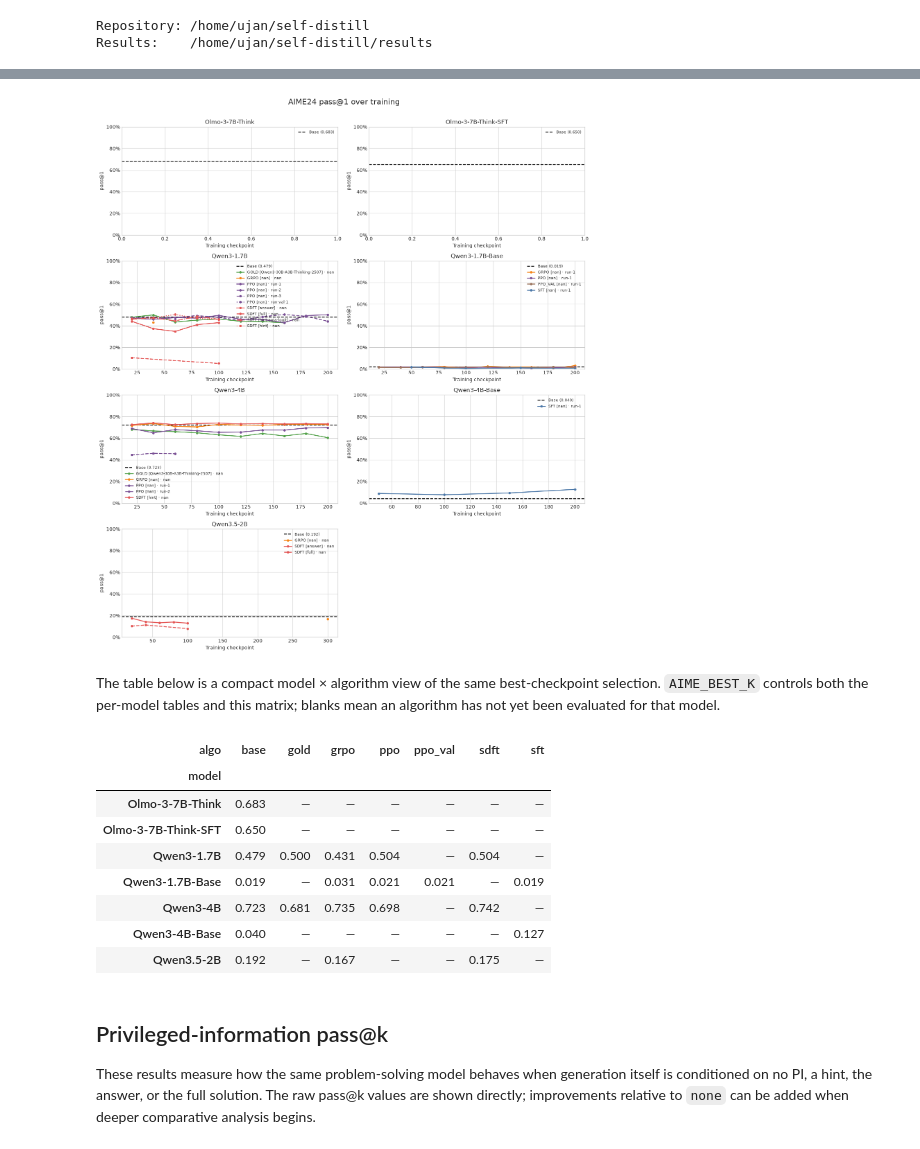
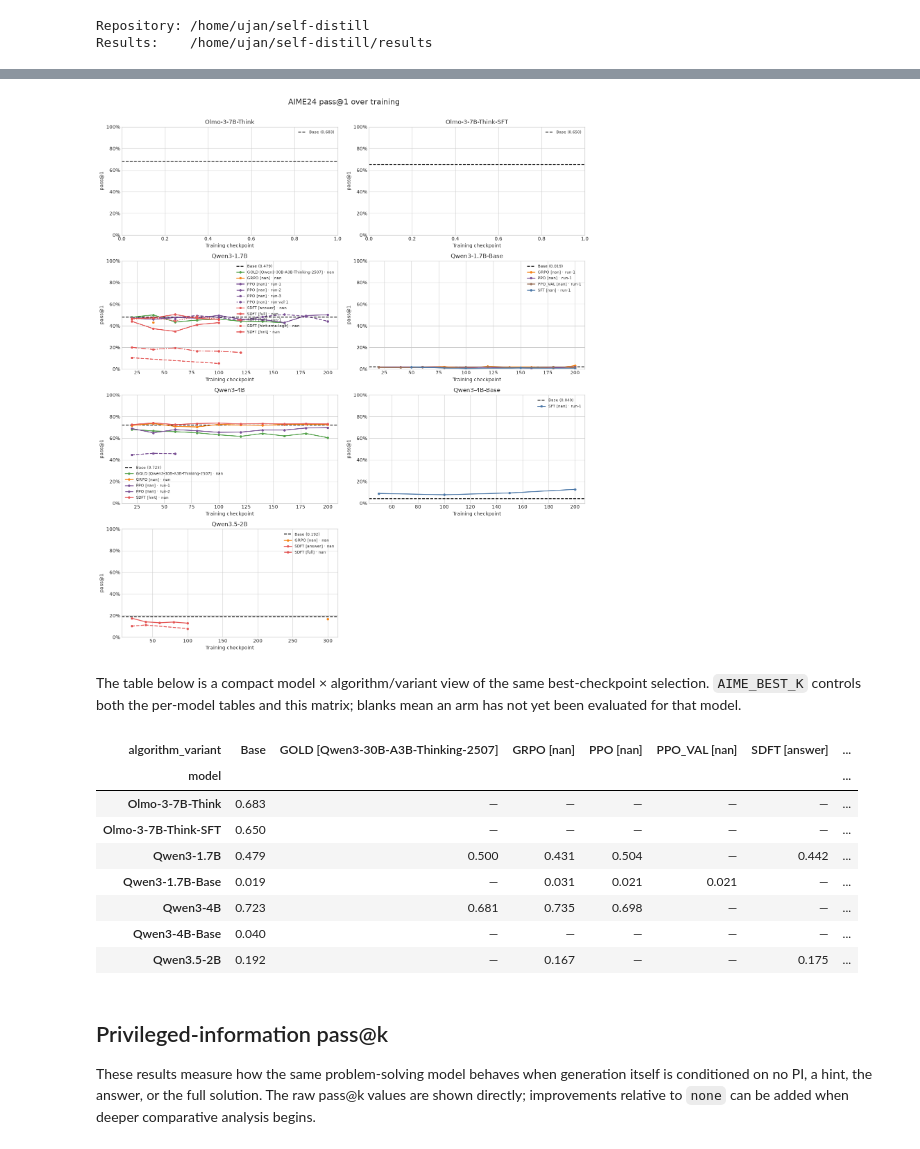
Before and after one commit to tatami-galaxy/self-distill, a Jupyter notebook: results/viz/results_overview.ipynb, the cells around one changed output, grey strips where cells are left out. Drawn from its saved outputs; the diff is of its cells as text; code cells hidden in the pictures.

Commit message:
train self teacher, continue value function extensions. code review : self-teacher training stage 2. viz results, hint writeup

```diff
--- a/results/viz/results_overview.ipynb
+++ b/results/viz/results_overview.ipynb
@@ -179,22 +179,31 @@ def method_label(row: pd.Series, include_run: bool = True) -> str:
 
 
 def best_aime_by_algo(frame: pd.DataFrame, metric: str) -> pd.DataFrame:
-    """Select one best checkpoint per model and algorithm across all runs and variants.
+    """Select the best checkpoint per model, dataset, algorithm, and variant.
 
-    If scores tie, prefer the earlier checkpoint, then variant and run name for a
-    deterministic result. The base evaluation is treated as the `base` algorithm.
+    Checkpoints compete across runs, but variants remain separate. If scores tie,
+    prefer the earlier checkpoint, then the run name for a deterministic result.
+    The base evaluation is treated as the `base` algorithm with no variant.
     """
     candidates = frame.dropna(subset=[metric]).copy()
     candidates["_checkpoint_sort"] = candidates["checkpoint"].fillna(-1)
-    candidates["_variant_sort"] = candidates["variant"].fillna("")
+    candidates["_dataset_key"] = candidates["train_dataset"].fillna("")
+    candidates["_variant_key"] = candidates["variant"].fillna("")
     candidates["_run_sort"] = candidates["run"].fillna("")
     candidates = candidates.sort_values(
-        ["model", "algo", metric, "_checkpoint_sort", "_variant_sort", "_run_sort"],
-        ascending=[True, True, False, True, True, True],
+        [
+            "model", "_dataset_key", "algo", "_variant_key", metric,
+            "_checkpoint_sort", "_run_sort",
+        ],
+        ascending=[True, True, True, True, False, True, True],
     )
-    best = candidates.groupby(["model", "algo"], as_index=False, sort=False).head(1)
+    best = candidates.groupby(
+        ["model", "_dataset_key", "algo", "_variant_key"],
+        as_index=False,
+        sort=False,
+    ).head(1)
     return best.drop(
-        columns=["_checkpoint_sort", "_variant_sort", "_run_sort"]
+        columns=["_checkpoint_sort", "_dataset_key", "_variant_key", "_run_sort"]
     ).reset_index(drop=True)
 
 
@@ -321,26 +334,31 @@ def plot_aime_curves(frame: pd.DataFrame, metric: str = "pass@1", columns: int =
 
 plot_aime_curves(aime, "pass@1");
 # %% [output]
-[figure, old version]
+[figure, new version]
 # %% [markdown]
-The table below is a compact model × algorithm view of the same best-checkpoint selection. `AIME_BEST_K` controls both the per-model tables and this matrix; blanks mean an algorithm has not yet been evaluated for that model.
+The table below is a compact model × algorithm/variant view of the same best-checkpoint selection. `AIME_BEST_K` controls both the per-model tables and this matrix; blanks mean an arm has not yet been evaluated for that model.
 # %%
-best_matrix = aime_best.pivot(index="model", columns="algo", values=AIME_BEST_METRIC)
+aime_best["algorithm_variant"] = aime_best.apply(
+    lambda row: method_label(row, include_run=False), axis=1
+)
+best_matrix = aime_best.pivot(
+    index="model", columns="algorithm_variant", values=AIME_BEST_METRIC
+)
 display(
     best_matrix.style
     .format("{:.3f}", na_rep="—")
     .background_gradient(cmap="Blues", vmin=0, vmax=1)
 )
 # %% [output]
-| algo | base | gold | grpo | ppo | ppo_val | sdft | sft |
-| model |  |  |  |  |  |  |  |
-| Olmo-3-7B-Think | 0.683 | — | — | — | — | — | — |
-| Olmo-3-7B-Think-SFT | 0.650 | — | — | — | — | — | — |
-| Qwen3-1.7B | 0.479 | 0.500 | 0.431 | 0.504 | — | 0.504 | — |
-| Qwen3-1.7B-Base | 0.019 | — | 0.031 | 0.021 | 0.021 | — | 0.019 |
-| Qwen3-4B | 0.723 | 0.681 | 0.735 | 0.698 | — | 0.742 | — |
-| Qwen3-4B-Base | 0.040 | — | — | — | — | — | 0.127 |
-| Qwen3.5-2B | 0.192 | — | 0.167 | — | — | 0.175 | — |
+| algorithm_variant | Base | GOLD [Qwen3-30B-A3B-Thinking-2507] | GRPO [nan] | PPO [nan] | PPO_VAL [nan] | SDFT [answer] | ... |
+| model |  |  |  |  |  |  | ... |
+| Olmo-3-7B-Think | 0.683 | — | — | — | — | — | ... |
+| Olmo-3-7B-Think-SFT | 0.650 | — | — | — | — | — | ... |
+| Qwen3-1.7B | 0.479 | 0.500 | 0.431 | 0.504 | — | 0.442 | ... |
+| Qwen3-1.7B-Base | 0.019 | — | 0.031 | 0.021 | 0.021 | — | ... |
+| Qwen3-4B | 0.723 | 0.681 | 0.735 | 0.698 | — | — | ... |
+| Qwen3-4B-Base | 0.040 | — | — | — | — | — | ... |
+| Qwen3.5-2B | 0.192 | — | 0.167 | — | — | 0.175 | ... |
 # %% [markdown]
 ## Privileged-information pass@k
 
```
Also changed, not shown: parts of 3 cells of this notebook, 2 other files.
